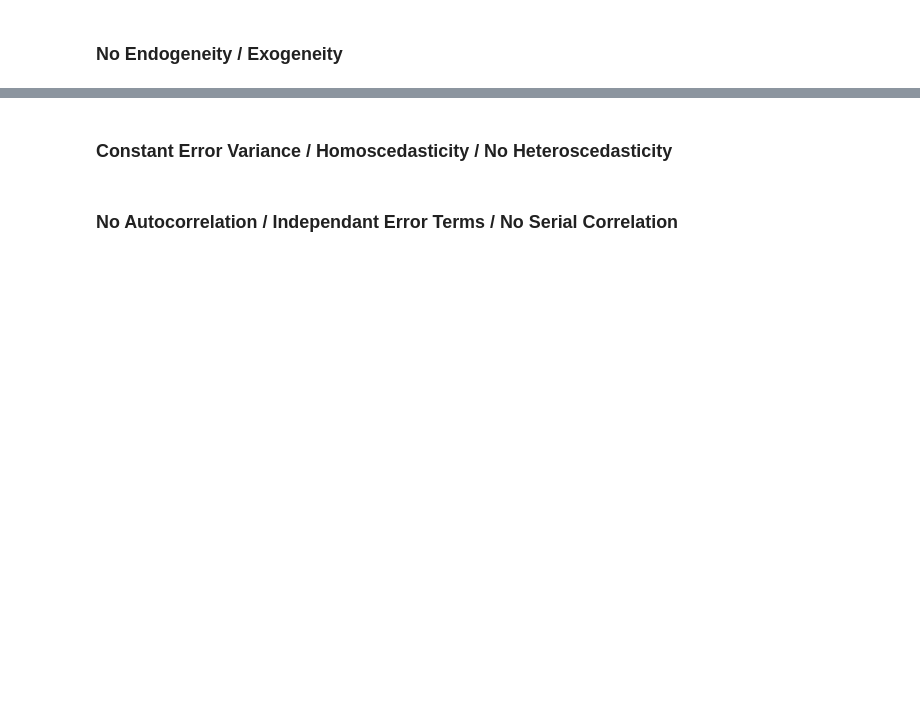
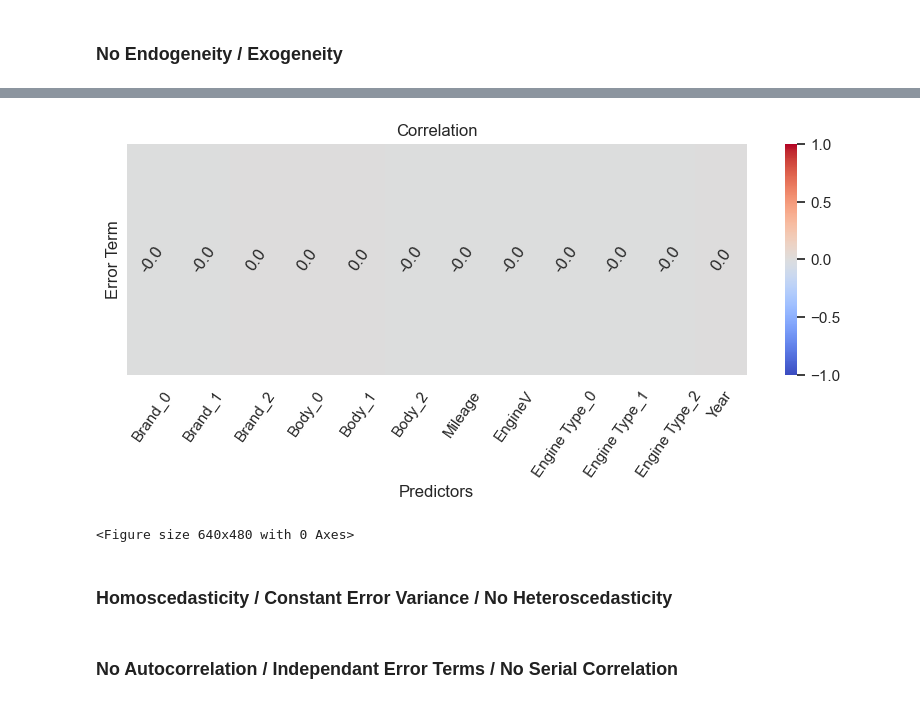
Before and after one commit to aldanajd/Data_Scientist, a Jupyter notebook: Machine Learning/Regression/Cars_price_estimator/Car_price_estimator.ipynb, the cells around one changed output, grey strips where cells are left out. Drawn from its saved outputs; the diff is of its cells as text; code cells hidden in the pictures; blank space fills up the shorter version.

```diff
--- a/Machine Learning/Regression/Cars_price_estimator/Car_price_estimator.ipynb
+++ b/Machine Learning/Regression/Cars_price_estimator/Car_price_estimator.ipynb
@@ -280,7 +289,5 @@ for col in X_nonboolean.columns:
 [figure]
 [figure]
 [figure]
-# %%
-price_log = pd.Series(np.log(y), name="Price_log")
 # %%
 y = price_log
@@ -316,26 +311,29 @@ resid_corr
 # %%
 # Heatmap of Numeric Values Only
 plt.figure(figsize=(10,3))
 sns.heatmap(resid_corr,
             annot=True,
             cmap='coolwarm',
             vmin=-1,
             vmax=1,
-            annot_kws={"rotation": 35},
+            annot_kws={"rotation": 55},
             fmt=".1f"
 )
 
 plt.title('Correlation')
 plt.ylabel('Error Term')
 plt.yticks([])
 plt.xlabel('Predictors')
 plt.xticks(rotation=55)
 plt.show()
 plt.clf()
+# %% [output]
+[figure, added]
+<Figure size 640x480 with 0 Axes>
 # %%
 X.drop("residuals", axis=1, inplace=True)
 # %% [markdown]
-### Constant Error Variance / Homoscedasticity / No Heteroscedasticity
+### Homoscedasticity / Constant Error Variance / No Heteroscedasticity
 # %%
 # Perform Breusch-Pagan test
 bp_test = het_breuschpagan(residuals, model.model.exog)
```
Also changed, not shown: parts of 6 cells of this notebook.
